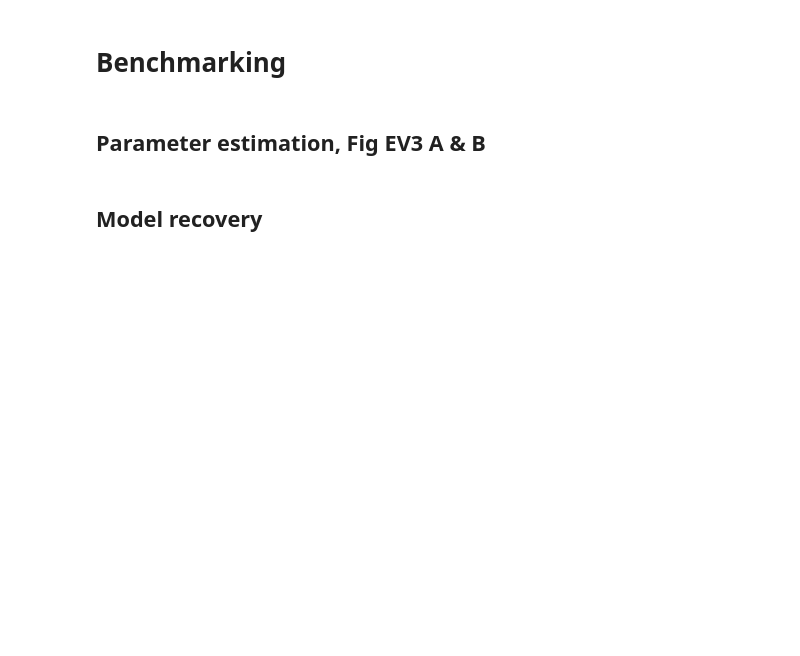
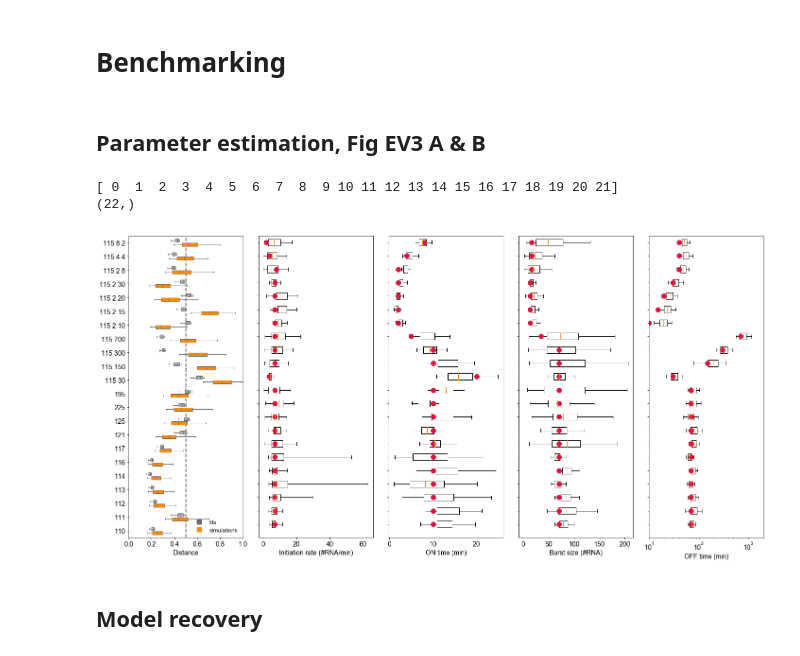
Before and after one commit to baumgast/gene_transcription_SMC_ABC, a Jupyter notebook: figure_3.ipynb, the cells around one changed output. Drawn from its saved outputs; the diff is of its cells as text; code cells hidden in the pictures; blank space fills up the shorter version.

```diff
--- a/figure_3.ipynb
+++ b/figure_3.ipynb
@@ -424,32 +535,23 @@ fig_EV3_local_posteriors(smc_res)
 # %%
-smc_dist_bench = [smc_110[2][:,5,-1],smc_111[2][:,5,-1],smc_112[2][:,5,-1],smc_113[2][:,5,-1],smc_114[2][:,5,-1],smc_116[2][:,5,-1],
-                  smc_117[2][:,5,-1],smc_121[2][:,5,-1],
-                  smc_125[2][:,5,-1],smc_225[2][:,5,-1],smc_195[2][:,5,-1],smc_115_30[2][:,5,-1],
-                  smc_115_150[2][:,5,-1],smc_115_300[2][:,5,-1],smc_115_700[2][:,5,-1],smc_115_2_10[2][:,5,-1],
-                  smc_115_2_15[2][:,5,-1],smc_115_2_20[2][:,5,-1],smc_115_2_30[2][:,5,-1],smc_115_2_8[2][:,5,-1],
-                  smc_115_4_4[2][:,5,-1],smc_115_8_2[2][:,5,-1]]
-
-sim_dists = np.load('/Users/stephan/Desktop/sim_dists.npy')
-Sim_dist = []
-for sd in sim_dists:
-    Sim_dist.append(sd)
+smc_bench = [smc_110,smc_111,smc_112,smc_113,smc_114,smc_116,smc_117,smc_121,smc_125,smc_225,smc_195,
+             smc_115_30,smc_115_150,smc_115_300,smc_115_700,smc_115_2_10,smc_115_2_15,
+             smc_115_2_20,smc_115_2_30,smc_115_2_8,smc_115_4_4,smc_115_8_2]
 
 posteriors = [posterior_110,posterior_111,posterior_112,posterior_113,posterior_114,posterior_116,posterior_117,posterior_121,
               posterior_125,posterior_225,posterior_195,
               posterior_115_30,posterior_115_150,posterior_115_300,posterior_115_700,posterior_115_2_10,
               posterior_115_2_15,posterior_115_2_20,posterior_115_2_30,posterior_115_2_8,posterior_115_4_4,
               posterior_115_8_2]
 
-label = ['110','111','112','113','114','116','117','121','125','225','195','115 30','115 150','115 300','115 700','115 2 10',
-         '115 2 15','115 2 20','115 2 30','115 2 8','115 4 4','115 8 2']
-
 true_init = np.array([7,7,7,7,7,7,7,7,7,7,7,3.5,7,7,7,7,7,7,7,8,4,2],dtype = float)
 true_on = np.array([10,10,10,10,10,10,10,10,10,10,10,20,10,10,5,2,2,2,2,2,4,8],dtype = float)
 true_off = np.array([70,70,70,70,70,70,70,70,70,70,70,30,150,300,700,10,15,20,30,40,40,40],dtype = float)
 
-fig3_supp_benchmark_param_dist(posteriors[::-1],smc_dist_bench[::-1],Sim_dist[::-1],label[::-1],
-                               true_init[::-1],true_on[::-1],true_off[::-1],
-                               save = [True,plot_path,'fig3_supp_posterior_dist.svg',dpi])
+fig3_supp_benchmark_param_dist(smc_bench,posteriors,sim_dists,true_init,true_on,true_off)
+# %% [output]
+[ 0  1  2  3  4  5  6  7  8  9 10 11 12 13 14 15 16 17 18 19 20 21]
+(22,)
+[figure, added]
 # %% [markdown]
 ## Model recovery
 # %%
```
Also changed, not shown: parts of 5 cells of this notebook, 23 other files.
